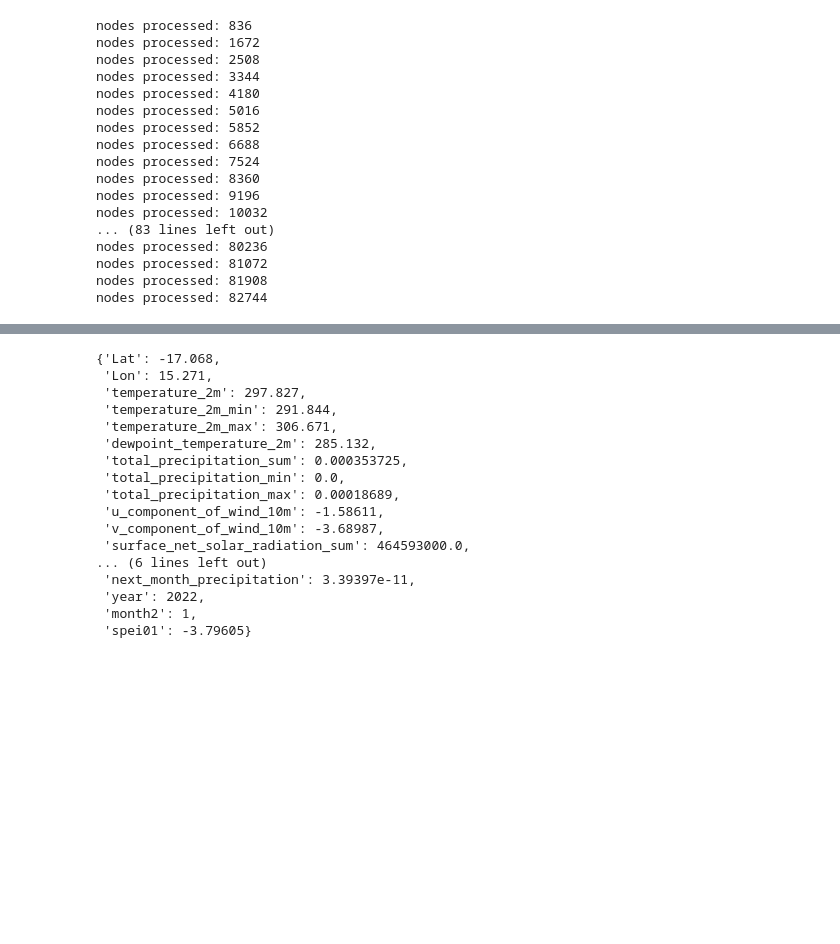
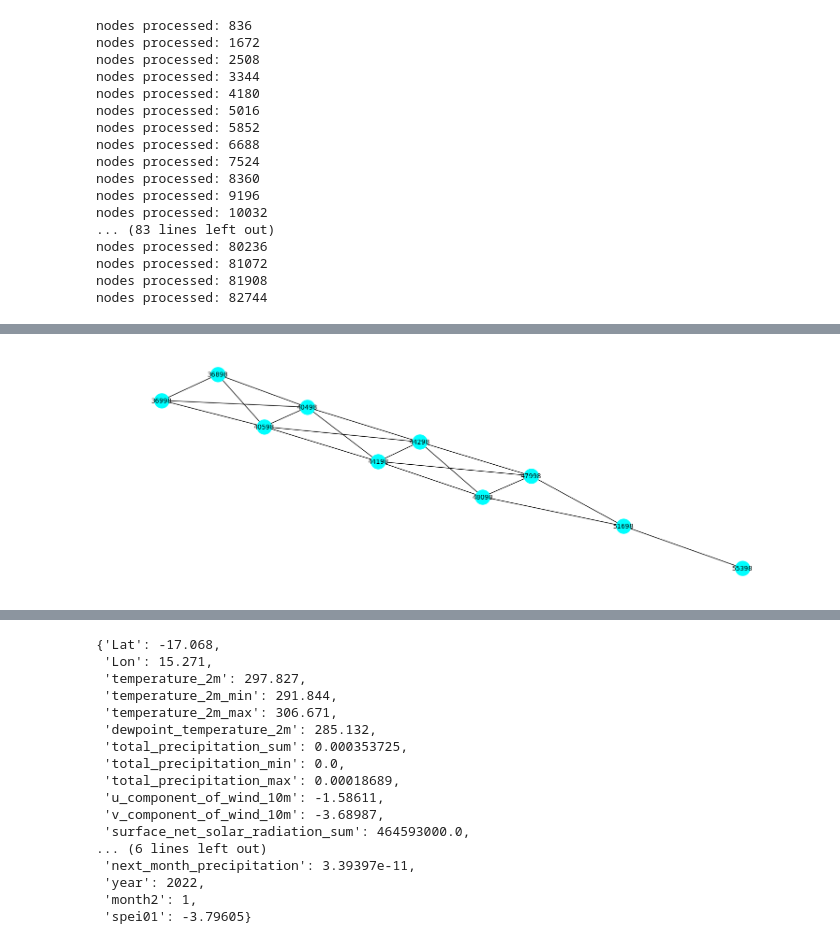
Before and after one commit to RoyZhaoGA/DroughtForecastAI, a Jupyter notebook: Spatial_GNNDroughtPrediction200k.ipynb, the cells around one changed output, grey strips where cells are left out. Drawn from its saved outputs; the diff is of its cells as text; code cells hidden in the pictures; blank space fills up the shorter version.

```diff
--- a/Spatial_GNNDroughtPrediction200k.ipynb
+++ b/Spatial_GNNDroughtPrediction200k.ipynb
@@ -360,0 +406,21 @@ KeyboardInterrupt: ignored
+# %%
+total_index = 0
+
+for i, month in enumerate(unique_list_of_months[:-2]):
+    # Get the dataset for the current month and the next month
+    dataset_subset_1 = sort_processed_dataset[sort_processed_dataset["Month"] == month]
+    dataset_subset_3 = sort_processed_dataset[sort_processed_dataset["Month"] == unique_list_of_months[i+2]]
+
+    # Create dictionaries for the coordinates
+    coords_dict_1 = {(row["Lon"], row["Lat"]): idx for idx, row in dataset_subset_1.iterrows()}
+    coords_dict_3 = {(row["Lon"], row["Lat"]): idx for idx, row in dataset_subset_3.iterrows()}
+
+    # Iterate through the first dictionary and check if the coordinates exist in the second dictionary
+    for coord, idx1 in coords_dict_1.items():
+        idx2 = coords_dict_3.get(coord)
+        if idx2 is not None:
+            Spatial_temporal_graph.add_edge(idx1, idx2)
+
+    # Update and print the processed count
+    total_index += len(dataset_subset_1)
+    print("nodes processed: " + str(total_index))
@@ -360,0 +465,4 @@ KeyboardInterrupt: ignored
+# %%
+display_a_to_b_nodes(Spatial_temporal_graph, 1672, 1682, "row_index")
+# %% [output]
+[figure, added]
```
Also changed, not shown: parts of 32 cells of this notebook.
